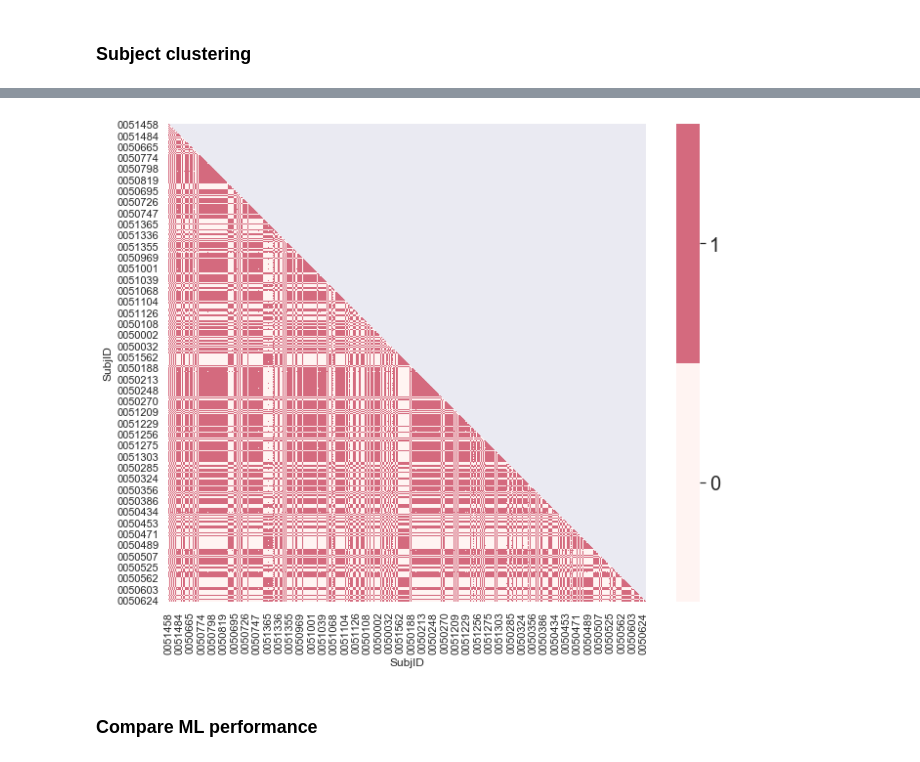
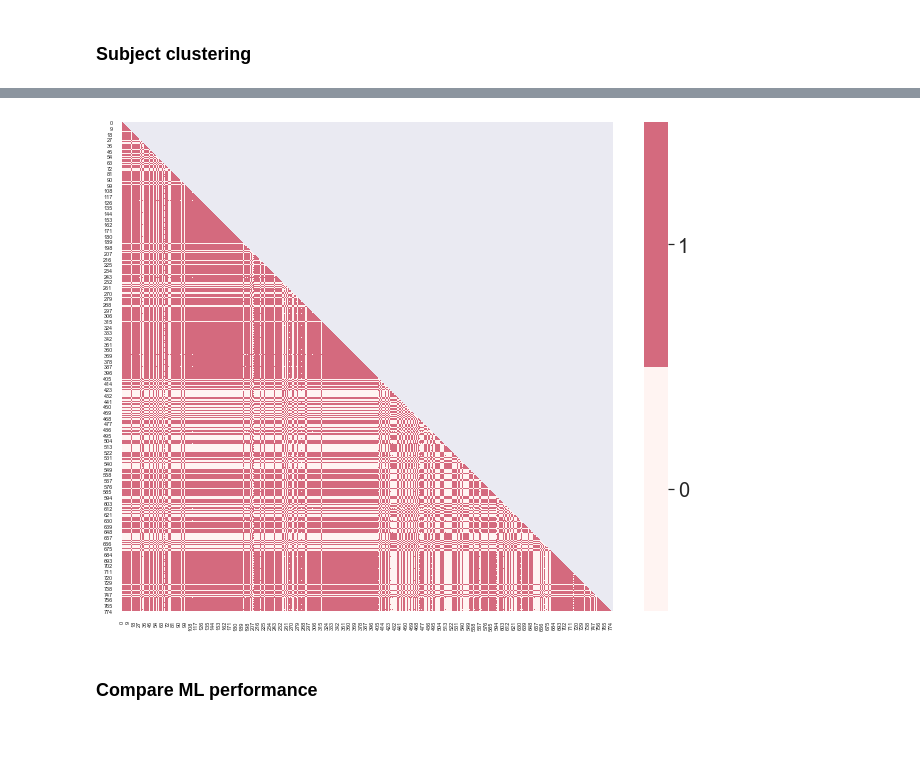
Before and after one commit to neurodatascience/compare-surf-tools, a Jupyter notebook: notebooks/run_software_comparisons.ipynb, the cells around one changed output, grey strips where cells are left out. Saved outputs shown, nothing was run; the diff lists cells and outputs as text; code cells hidden in the pictures; blank space fills up the shorter version.

Commit message:
added bootstrapped clustering consistancy computation

```diff
--- a/notebooks/run_software_comparisons.ipynb
+++ b/notebooks/run_software_comparisons.ipynb
@@ -590,0 +495,17 @@ software FS6.0, cluster sizes Counter({2: 596, 1: 182})
+# %%
+qc = 'No_QC'
+master_df = master_df_dict[qc]
+
+similarity = 'euclidean'#'euclidean' #correlation
+linkage = 'ward'
+n_clusters = 2
+cluster = AgglomerativeClustering(n_clusters=n_clusters, affinity=similarity, linkage=linkage)
+
+cluster_stat_dict = {} #stores orig membership labels and overlap estimate from bootstrap
+for pipe in master_df[data_label].unique():
+    cluster_df = master_df[master_df[data_label]==pipe].copy().reset_index(drop=True)
+    X = cluster_df[common_roi_cols].values
+    L_pairwise, overlap = get_bootstrapped_membership_overlap_distribution(X, cluster, n_boot=100)
+
+    print('{}, cluster_df shape {}, average overlap from bootstrap clusters {:4.3f}'.format(pipe, cluster_df.shape, np.mean(overlap)))
+    cluster_stat_dict[pipe] = (L_pairwise,overlap)
@@ -591,27 +556,27 @@ software FS6.0, cluster sizes Counter({2: 596, 1: 182})
 # %%
 # Plot subject-pairs heatmap
-m_col = 'membership_FS6.0'
-c_membership = generate_pairwise_membership(member_df_concat,m_col)
+pipe = 'FS6.0'
+c_membership = cluster_stat_dict[pipe][0]
 
 # Generate a mask for the upper triangle
 mask = np.zeros_like(c_membership, dtype=np.bool)
 mask[np.triu_indices_from(mask)] = True
 
 # Set up the matplotlib figure
 f, ax = plt.subplots(figsize=(11, 9))
 
 # Generate a custom diverging colormap
 cmap = sns.xkcd_palette(["very light pink",'pinkish']) #sns.diverging_palette(220, 10, as_cmap=True)
 
 with sns.axes_style("white"):
     sns.set(font_scale=0.5)
     g = sns.heatmap(c_membership, mask=mask, cmap=cmap, square=True)
     colorbar = g.collections[0].colorbar
     colorbar.set_ticks([0.25,0.75])
     colorbar.set_ticklabels(['0', '1'])
     g.figure.axes[-1].tick_params(labelsize=20)
 # %% [output]
-[figure, old version]
+[figure, new version]
 # %% [markdown]
 ### Compare ML performance
 # %%
```
Also changed, not shown: parts of 6 cells of this notebook, 1 other file.
